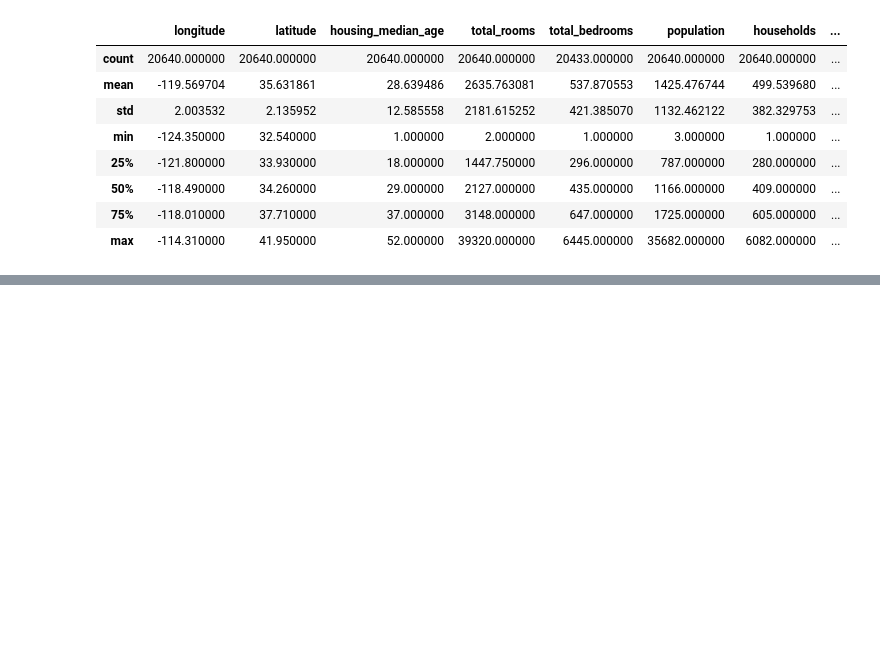
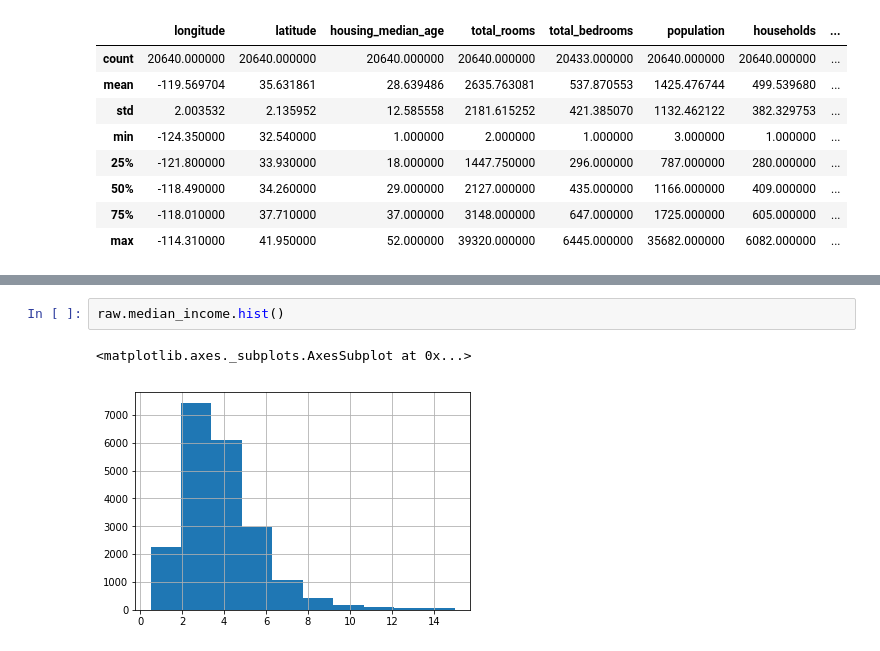
Before and after one commit to corasantos/ML-Preparation-Housing, a Jupyter notebook: housing_notebook.ipynb, the cells around one changed output, grey strips where cells are left out. Cells and saved outputs as stored; diff of their text form; blank space fills up the shorter version.

```diff
--- a/housing_notebook.ipynb
+++ b/housing_notebook.ipynb
@@ -68,0 +144,5 @@ raw.describe()
+# %%
+raw.median_income.hist()
+# %% [output]
+<matplotlib.axes._subplots.AxesSubplot at 0x...>
+[figure, added]
```
Also changed, not shown: parts of 18 cells of this notebook.
